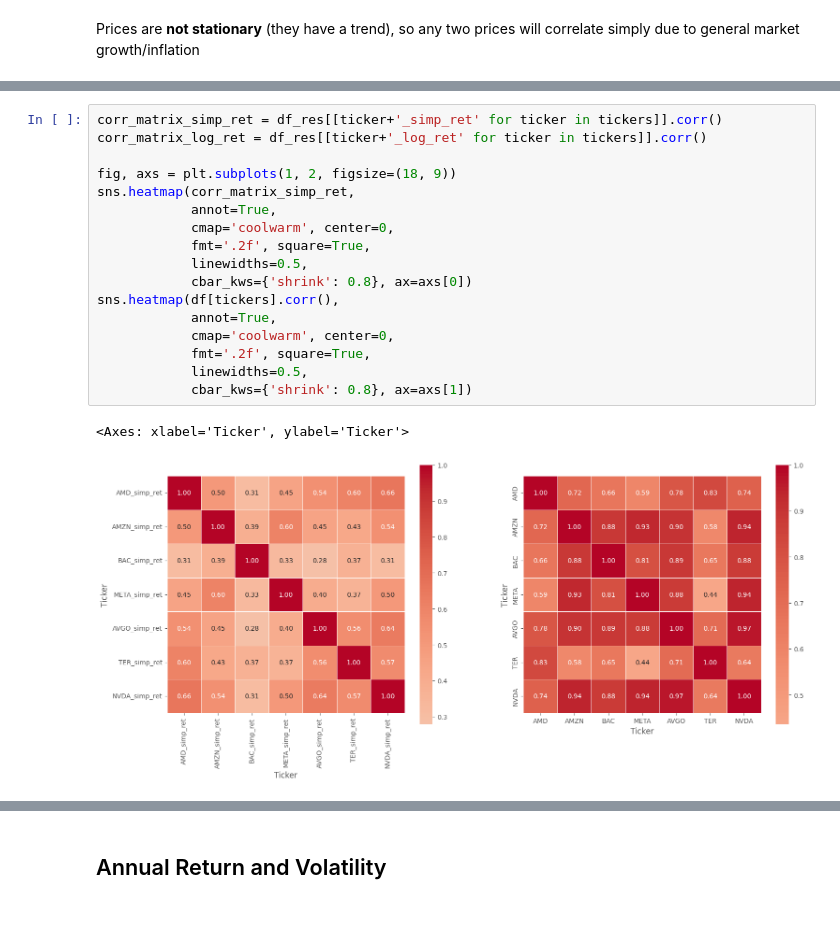
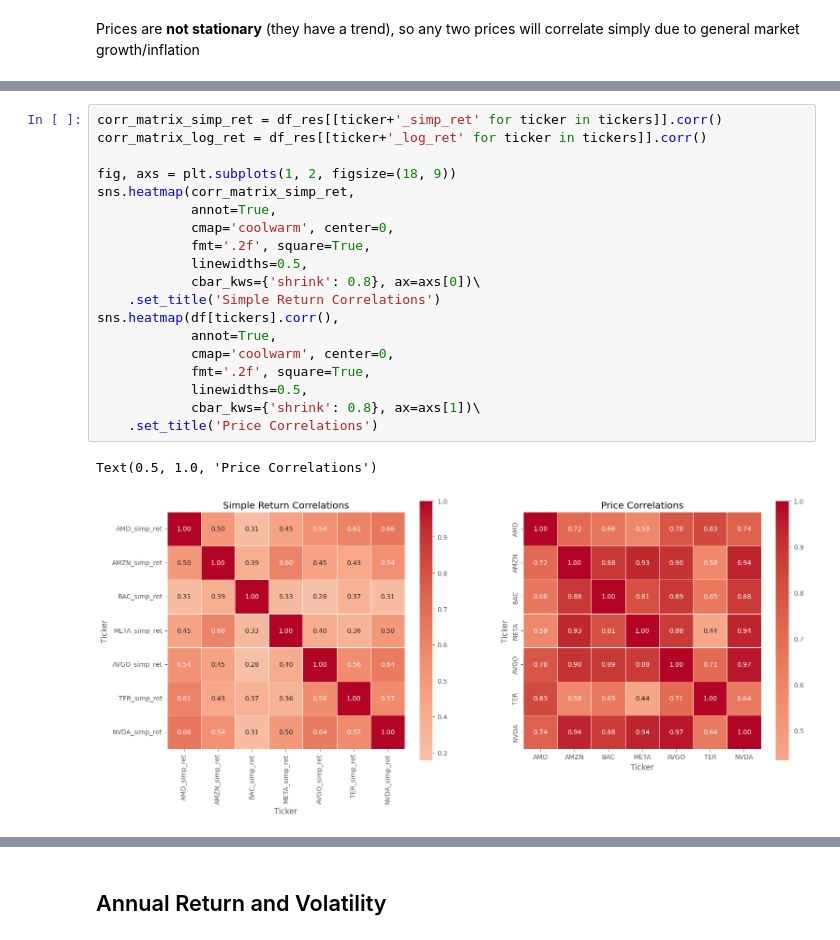
Before and after one commit to fadeeva/portfoli_o_o_ptimisation, a Jupyter notebook: Step_01__Basics_Return_Risk_Correlation.ipynb, the cells around one changed output, grey strips where cells are left out. Cells and saved outputs as stored; diff of their text form.

```diff
--- a/Step_01__Basics_Return_Risk_Correlation.ipynb
+++ b/Step_01__Basics_Return_Risk_Correlation.ipynb
@@ -88,23 +91,25 @@ sns.pairplot(df_res[tickers],
 # %%
 corr_matrix_simp_ret = df_res[[ticker+'_simp_ret' for ticker in tickers]].corr()
 corr_matrix_log_ret = df_res[[ticker+'_log_ret' for ticker in tickers]].corr()
 
 fig, axs = plt.subplots(1, 2, figsize=(18, 9))
 sns.heatmap(corr_matrix_simp_ret,
             annot=True,
             cmap='coolwarm', center=0,
             fmt='.2f', square=True,
             linewidths=0.5,
-            cbar_kws={'shrink': 0.8}, ax=axs[0])
+            cbar_kws={'shrink': 0.8}, ax=axs[0])\
+    .set_title('Simple Return Correlations')
 sns.heatmap(df[tickers].corr(),
             annot=True,
             cmap='coolwarm', center=0,
             fmt='.2f', square=True,
             linewidths=0.5,
-            cbar_kws={'shrink': 0.8}, ax=axs[1])
+            cbar_kws={'shrink': 0.8}, ax=axs[1])\
+    .set_title('Price Correlations')
 # %% [output]
-<Axes: xlabel='Ticker', ylabel='Ticker'>
+Text(0.5, 1.0, 'Price Correlations')
-[figure, old version]
+[figure, new version]
 # %%
 diff = pd.DataFrame(
     data=corr_matrix_simp_ret.to_numpy() - df.corr().to_numpy(),
```
Also changed, not shown: parts of 8 cells of this notebook.
